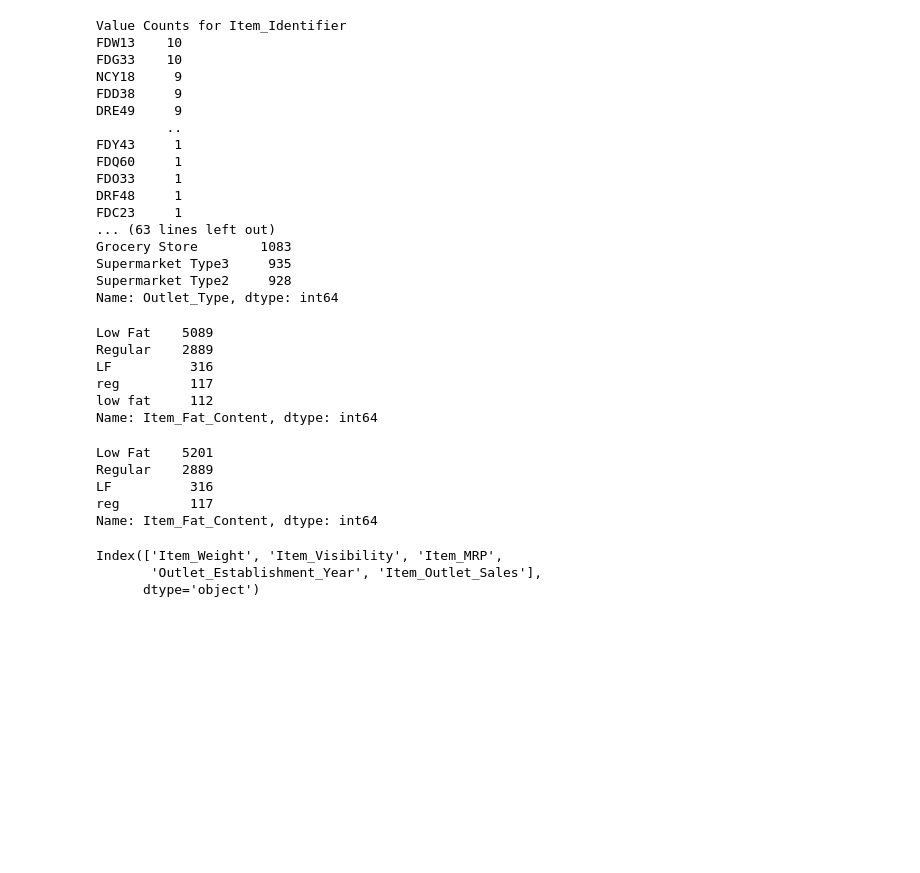
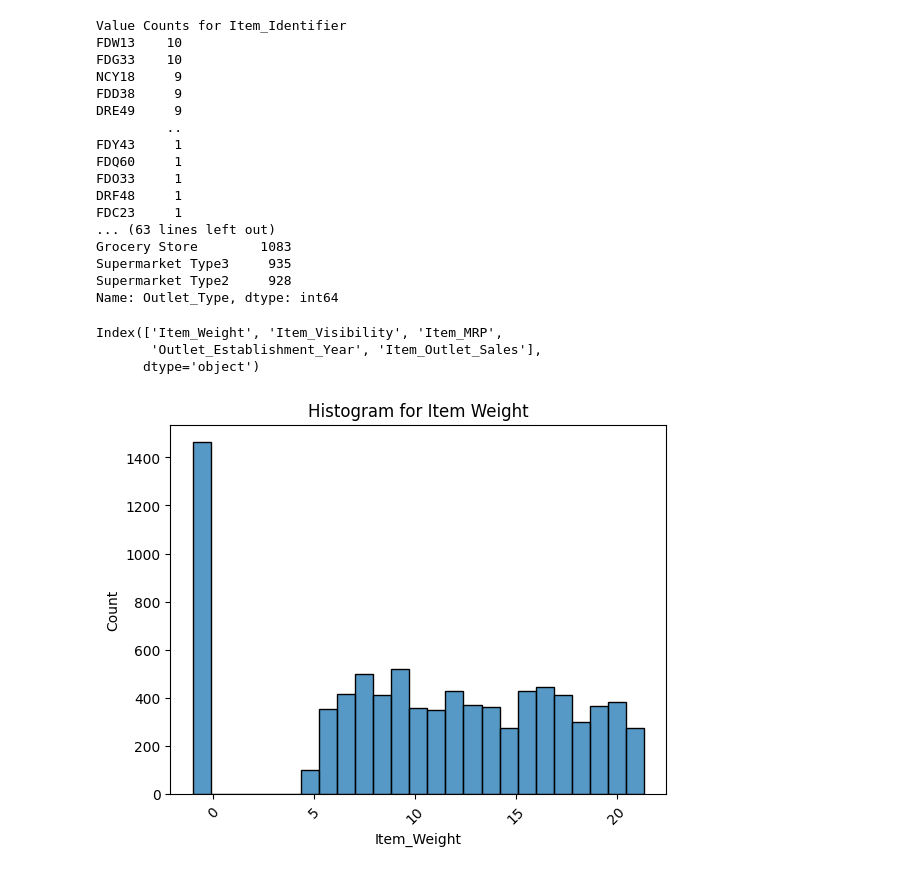
Before and after one commit to Tendo4/Prediction-of-Product-Sales, a Jupyter notebook: Tendo_Elisha_Project_1_part_2.ipynb, the cells around one changed output. Drawn from its saved outputs; the diff is of its cells as text; code cells hidden in the pictures; blank space fills up the shorter version.

```diff
--- a/Tendo_Elisha_Project_1_part_2.ipynb
+++ b/Tendo_Elisha_Project_1_part_2.ipynb
@@ -246,28 +246,6 @@ Grocery Store        1083
 Supermarket Type3     935
 Supermarket Type2     928
 Name: Outlet_Type, dtype: int64
-# %%
-
-# Check the unique values and counts of the 'Item_Fat_Content' column
-df['Item_Fat_Content'].value_counts()
-# %% [output]
-Low Fat    5089
-Regular    2889
-LF          316
-reg         117
-low fat     112
-Name: Item_Fat_Content, dtype: int64
-# %%
-# Replace "low fat" with "Low Fat"
-df['Item_Fat_Content'] = df['Item_Fat_Content'].replace({'low fat':"Low Fat"})
-# Check the value counts again to confirm
-df['Item_Fat_Content'].value_counts()
-# %% [output]
-Low Fat    5201
-Regular    2889
-LF          316
-reg         117
-Name: Item_Fat_Content, dtype: int64
 # %%
 #identify numerical columns
 numerical = df.select_dtypes("number").columns
@@ -276,3 +254,12 @@ numerical
 Index(['Item_Weight', 'Item_Visibility', 'Item_MRP',
        'Outlet_Establishment_Year', 'Item_Outlet_Sales'],
       dtype='object')
+# %%
+#Histograms for numerical features
+import seaborn as sns
+ax = sns.histplot(data=df, x="Item_Weight")
+ax.ticklabel_format(style='plain');
+ax.tick_params(axis='x', rotation = 45);
+ax.set_title('Histogram for Item Weight');
+# %% [output]
+[figure, added]
```
Also changed, not shown: parts of 19 cells of this notebook.
